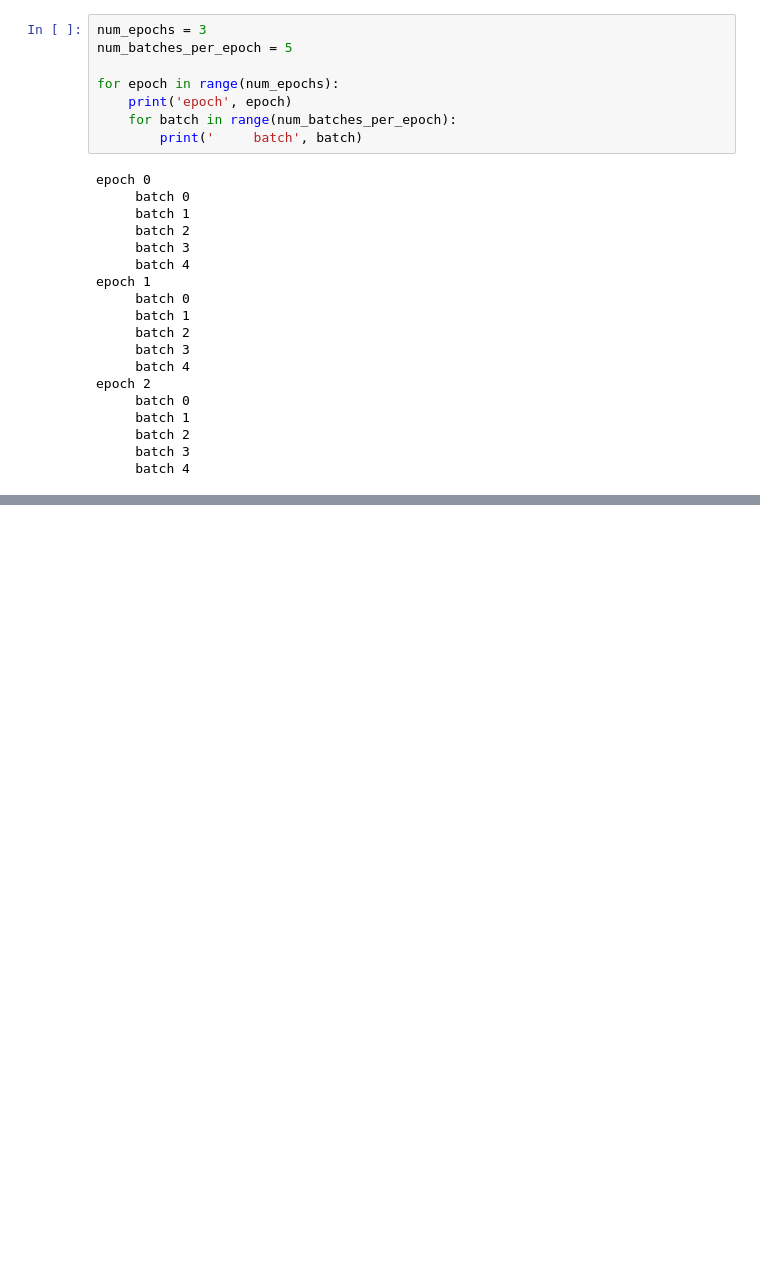
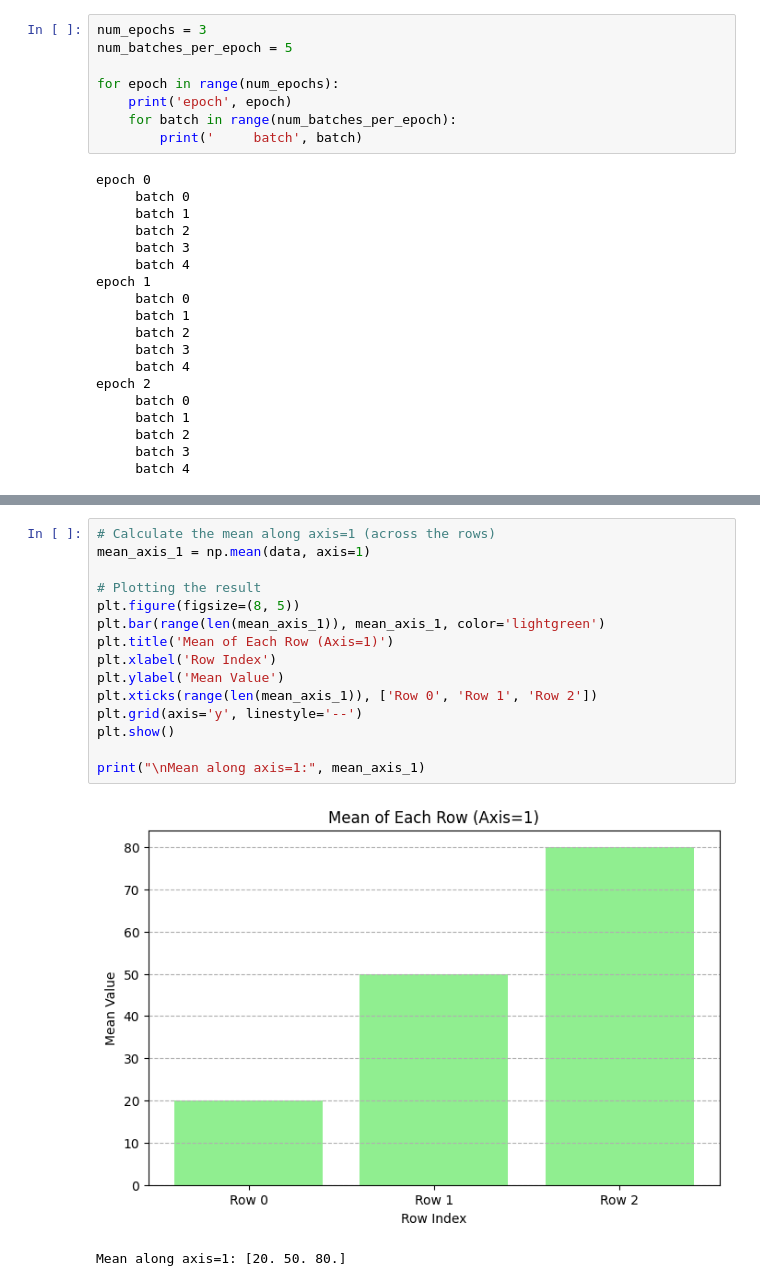
Before and after one commit to singhxmanish/Artificial-Intelligence, a Jupyter notebook: Deep Learning/basic_python_ml.ipynb, the cells around one changed output, grey strips where cells are left out. Cells and saved outputs as stored; diff of their text form; blank space fills up the shorter version.

```diff
--- a/Deep Learning/basic_python_ml.ipynb
+++ b/Deep Learning/basic_python_ml.ipynb
@@ -85,0 +120,18 @@ epoch 2
+# %%
+# Calculate the mean along axis=1 (across the rows)
+mean_axis_1 = np.mean(data, axis=1)
+
+# Plotting the result
+plt.figure(figsize=(8, 5))
+plt.bar(range(len(mean_axis_1)), mean_axis_1, color='lightgreen')
+plt.title('Mean of Each Row (Axis=1)')
+plt.xlabel('Row Index')
+plt.ylabel('Mean Value')
+plt.xticks(range(len(mean_axis_1)), ['Row 0', 'Row 1', 'Row 2'])
+plt.grid(axis='y', linestyle='--')
+plt.show()
+
+print("\nMean along axis=1:", mean_axis_1)
+# %% [output]
+[figure, added]
+Mean along axis=1: [20. 50. 80.]
```
Also changed, not shown: parts of 2 cells of this notebook, 1 other file.
